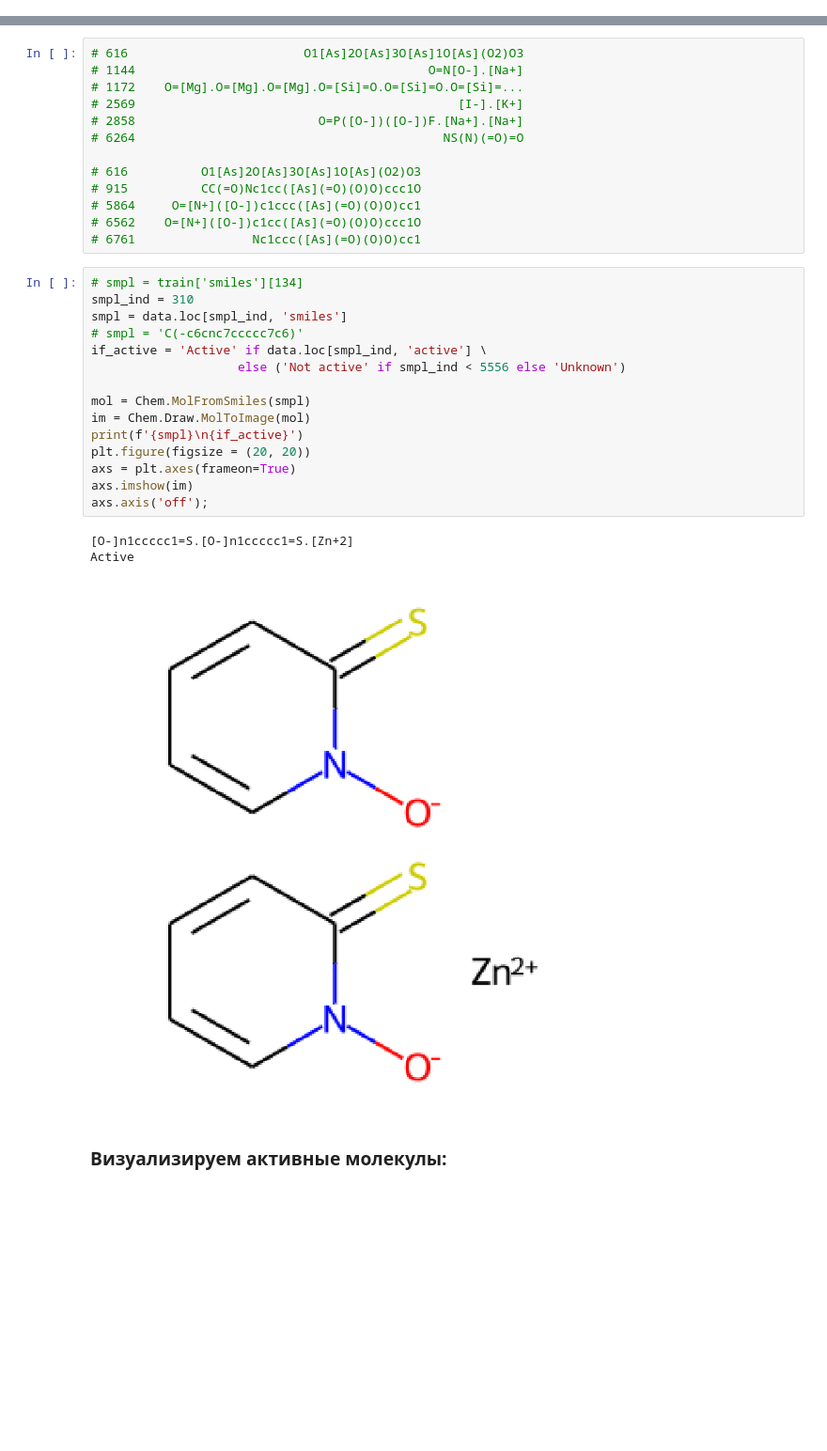
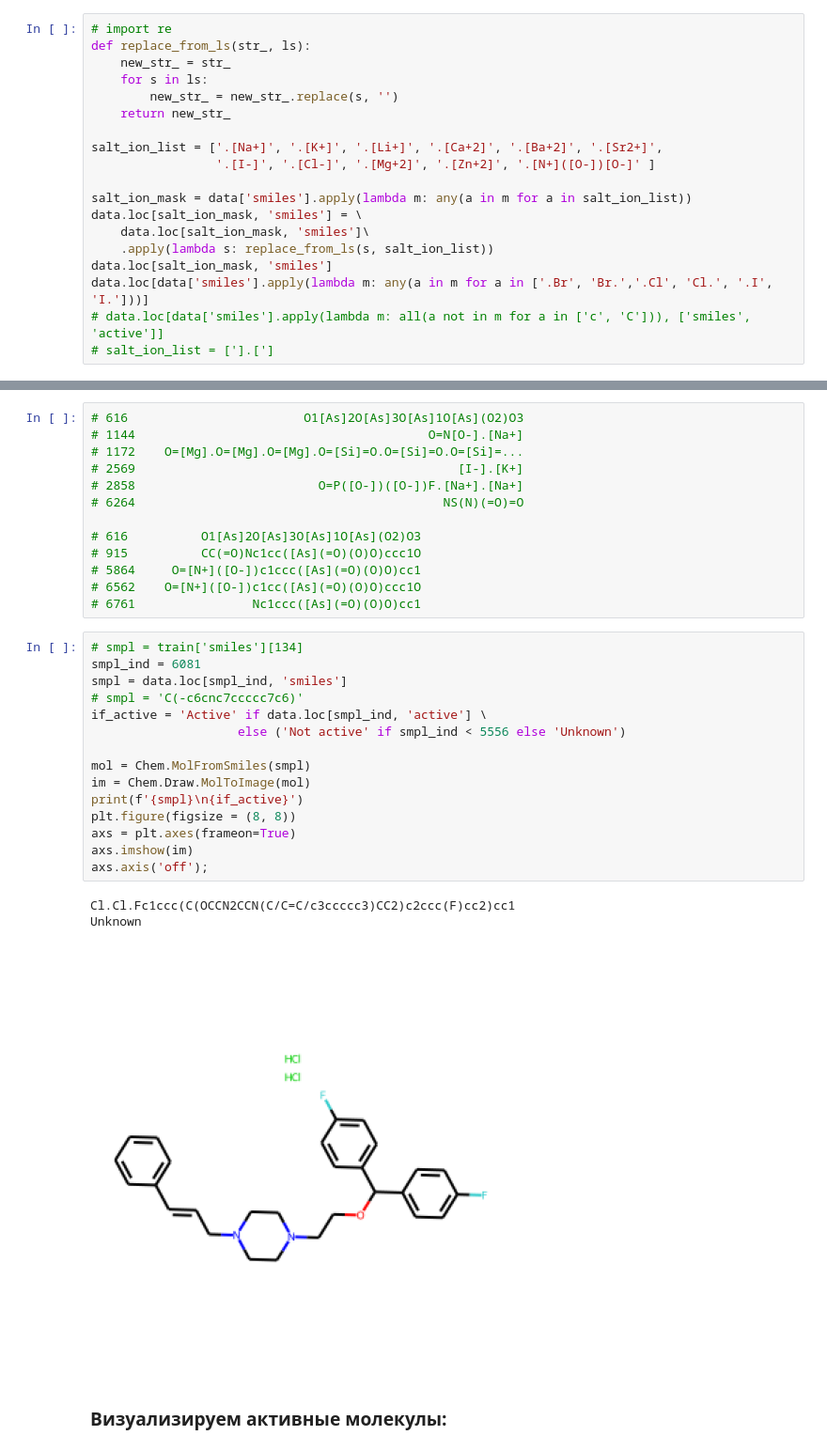
Before and after one commit to akitim/Ligand_activity_prediction_GlobalAI2022, a Jupyter notebook: ligand_activity_prediction.ipynb, the cells around one changed output, grey strips where cells are left out. Shown at 94% size. Saved outputs shown, nothing was run; the diff lists cells and outputs as text; blank space fills up the shorter version.

```diff
--- a/ligand_activity_prediction.ipynb
+++ b/ligand_activity_prediction.ipynb
@@ -116,0 +119,19 @@ Not active: 5351
+# %%
+# import re
+def replace_from_ls(str_, ls):
+    new_str_ = str_
+    for s in ls:
+        new_str_ = new_str_.replace(s, '')
+    return new_str_
+
+salt_ion_list = ['.[Na+]', '.[K+]', '.[Li+]', '.[Ca+2]', '.[Ba+2]', '.[Sr2+]',
+                 '.[I-]', '.[Cl-]', '.[Mg+2]', '.[Zn+2]', '.[N+]([O-])[O-]' ]
+
+salt_ion_mask = data['smiles'].apply(lambda m: any(a in m for a in salt_ion_list))
+data.loc[salt_ion_mask, 'smiles'] = \
+    data.loc[salt_ion_mask, 'smiles']\
+    .apply(lambda s: replace_from_ls(s, salt_ion_list))
+data.loc[salt_ion_mask, 'smiles']
+data.loc[data['smiles'].apply(lambda m: any(a in m for a in ['.Br', 'Br.','.Cl', 'Cl.', '.I', 'I.']))]
+# data.loc[data['smiles'].apply(lambda m: all(a not in m for a in ['c', 'C'])), ['smiles', 'active']]
+# salt_ion_list = ['].[']
@@ -339,23 +349,23 @@ str
 # 6761                Nc1ccc([As](=O)(O)O)cc1
 # %%
 # smpl = train['smiles'][134]
-smpl_ind = 310
+smpl_ind = 6081
 smpl = data.loc[smpl_ind, 'smiles']
 # smpl = 'C(-c6cnc7ccccc7c6)'
 if_active = 'Active' if data.loc[smpl_ind, 'active'] \
                     else ('Not active' if smpl_ind < 5556 else 'Unknown')
 
 mol = Chem.MolFromSmiles(smpl)
 im = Chem.Draw.MolToImage(mol)
 print(f'{smpl}\n{if_active}')
-plt.figure(figsize = (20, 20))
+plt.figure(figsize = (8, 8))
 axs = plt.axes(frameon=True)
 axs.imshow(im)
 axs.axis('off');
 # %% [output]
-[O-]n1ccccc1=S.[O-]n1ccccc1=S.[Zn+2]
-Active
+Cl.Cl.Fc1ccc(C(OCCN2CCN(C/C=C/c3ccccc3)CC2)c2ccc(F)cc2)cc1
+Unknown
-[figure, old version]
+[figure, new version]
 # %% [markdown]
 ### Визуализируем активные молекулы:
 # %%
```
Also changed, not shown: parts of 4 cells of this notebook.
